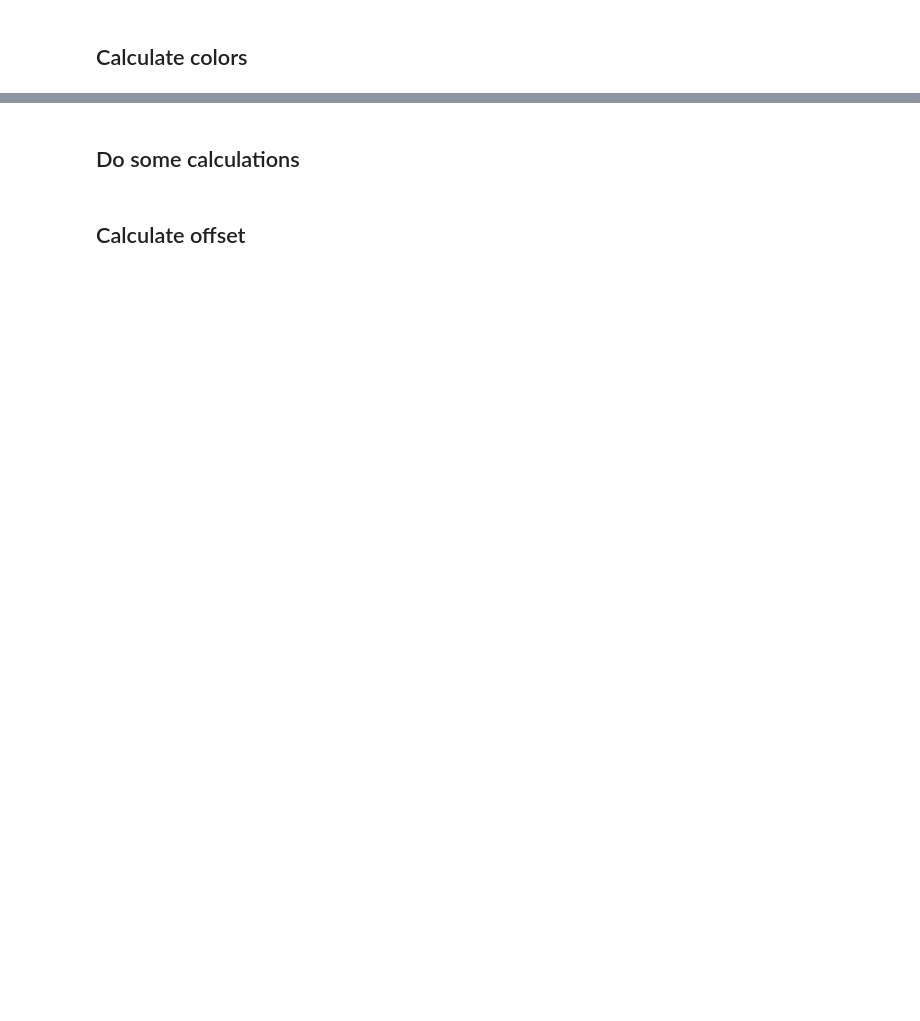
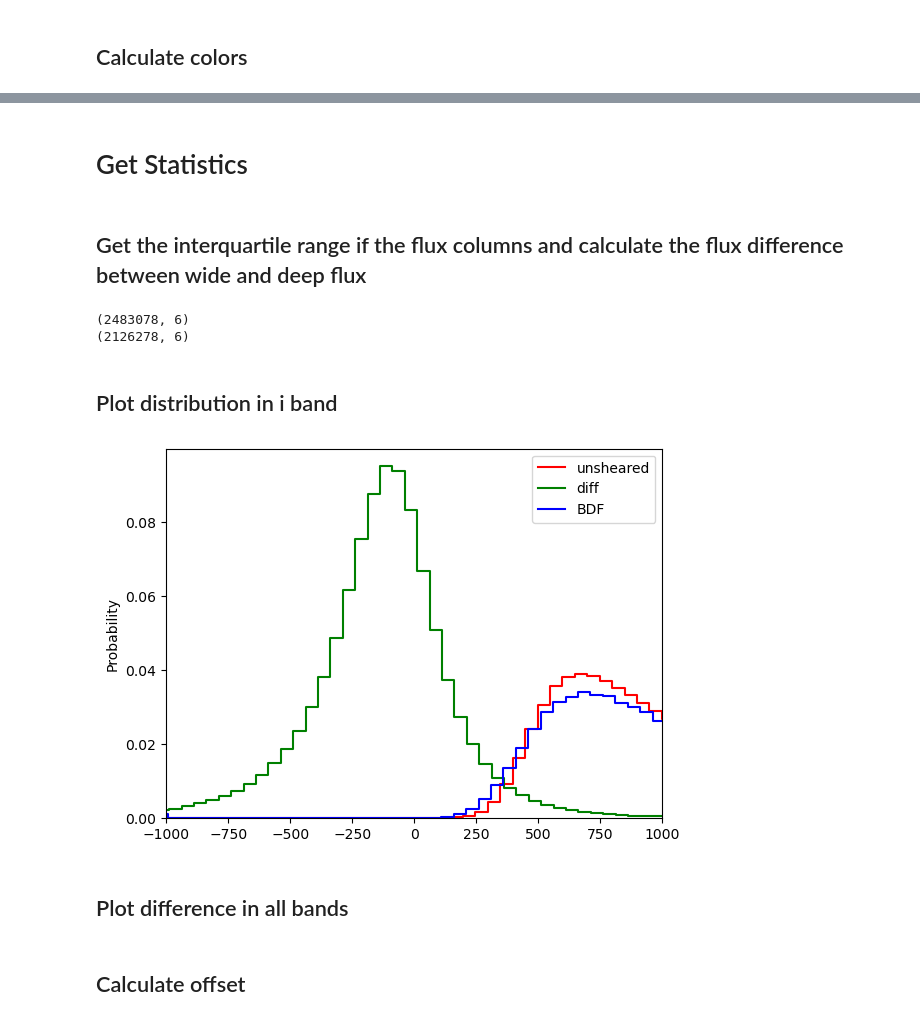
Before and after one commit to elmichelangelo/Balrog, a Jupyter notebook: Analytical_Balrog.ipynb, the cells around one changed output, grey strips where cells are left out. Drawn from its saved outputs; the diff is of its cells as text; code cells hidden in the pictures; blank space fills up the shorter version.

```diff
--- a/Analytical_Balrog.ipynb
+++ b/Analytical_Balrog.ipynb
@@ -98,0 +222,2 @@ df_balrog = calc_color(
+# %%
+df_balrog = apply_cuts(cfg=cfg, data_frame=df_balrog, mag_cut=False, prob=False)
@@ -98,0 +238,3 @@ df_balrog = calc_color(
+# %%
+df_balrog = df_balrog[cfg["SOMPZ_COLS"]]
+df_mock = df_mock[cfg["SOMPZ_COLS"]]
@@ -99,6 +265,60 @@ df_balrog = calc_color(
+# %% [markdown]
+# Get Statistics
 # %% [markdown]
-## Do some calculations
+## Get the interquartile range if the flux columns and calculate the flux difference between wide and deep flux
 # %%
-df_balrog["BDF_G"] = np.sqrt(df_balrog["BDF_G_0"] ** 2 + df_balrog["BDF_G_1"] ** 2)
+df_balrog_flux = df_balrog[cfg["FLUX_COLUMNS"]]
+print(df_balrog_flux.shape)
+Q1 = df_balrog_flux.quantile(0.25)
+Q3 = df_balrog_flux.quantile(0.75)
+IQR = Q3 - Q1
+
+df_balrog_flux = df_balrog_flux[~((df_balrog_flux < (Q1 - 1.5 * IQR)) | (df_balrog_flux > (Q3 + 1.5 * IQR))).any(axis=1)]
+print(df_balrog_flux.shape)
+df_balrog_flux = df_balrog_flux.copy()
+
 for bin in cfg["UNSHEARED_BINS"]:
-    df_balrog[f"flux_diff_{bin}"] = df_balrog[f"unsheared/flux_{bin}"].values - df_balrog[f"BDF_FLUX_DERED_CALIB_{bin.upper()}"].values
+    df_balrog_flux.loc[:, f"flux_diff_{bin}"] = df_balrog_flux[f"unsheared/flux_{bin}"].values - df_balrog_flux[f"BDF_FLUX_DERED_CALIB_{bin.upper()}"].values
+# %% [output]
+(2483078, 6)
+(2126278, 6)
+# %% [markdown]
+## Plot distribution in i band
+# %%
+sns.histplot(
+    x=df_balrog_flux["unsheared/flux_i"].values,
+    element="step",
+    fill=False,
+    color="red",
+    binwidth=50,
+    log_scale=(False, False),
+    stat="probability",
+    label=f"unsheared"
+)
+sns.histplot(
+    x=df_balrog_flux["flux_diff_i"].values,
+    element="step",
+    fill=False,
+    color="green",
+    binwidth=50,
+    log_scale=(False, False),
+    stat="probability",
+    label=f"diff"
+)
+sns.histplot(
+    x=df_balrog_flux["BDF_FLUX_DERED_CALIB_I"].values,
+    element="step",
+    fill=False,
+    color="blue",
+    binwidth=50,
+    log_scale=(False, False),
+    stat="probability",
+    label=f"BDF"
+)
+plt.xlim(-1000, 1000)
+plt.legend()
+plt.show()
+# %% [output]
+[figure, added]
+# %% [markdown]
+## Plot difference in all bands
```
Also changed, not shown: parts of 91 cells of this notebook, 2 other files.
